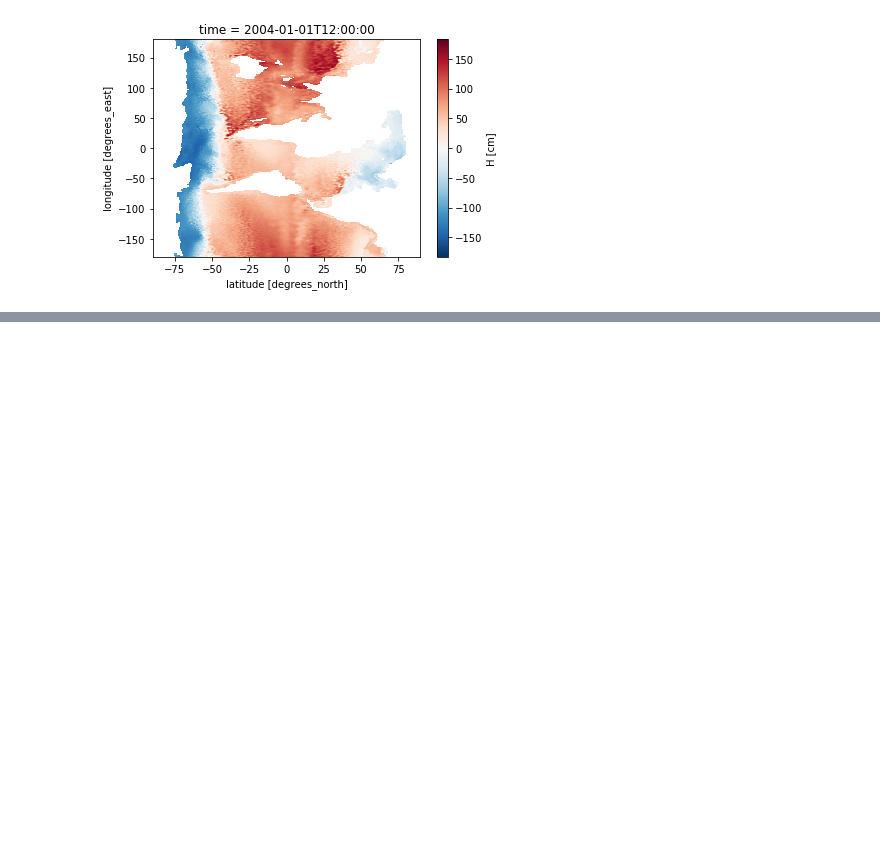
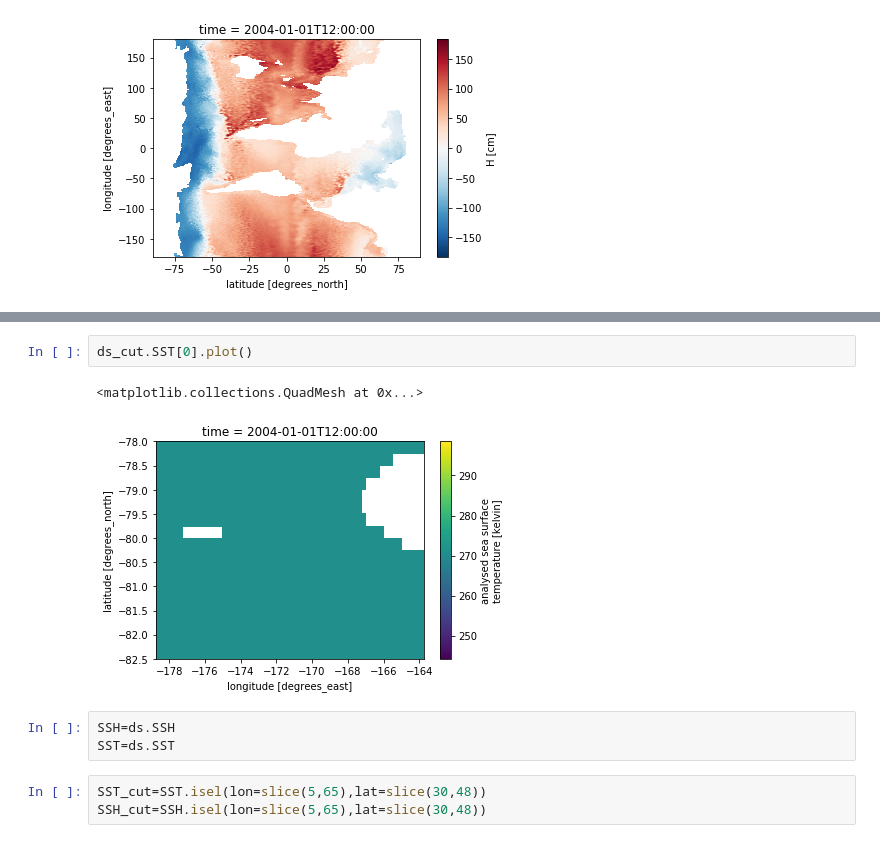
Before and after one commit to auraoupa/Gwenael, a Jupyter notebook: 2020-02-11-AA-test-ouverture-fichier-Gwen.ipynb, the cells around one changed output, grey strips where cells are left out. Cells and saved outputs as stored; diff of their text form; blank space fills up the shorter version.

```diff
--- a/2020-02-11-AA-test-ouverture-fichier-Gwen.ipynb
+++ b/2020-02-11-AA-test-ouverture-fichier-Gwen.ipynb
@@ -30,0 +43,11 @@ ds.SSH[0].plot()
+# %%
+ds_cut.SST[0].plot()
+# %% [output]
+<matplotlib.collections.QuadMesh at 0x...>
+[figure, added]
+# %%
+SSH=ds.SSH
+SST=ds.SST
+# %%
+SST_cut=SST.isel(lon=slice(5,65),lat=slice(30,48))
+SSH_cut=SSH.isel(lon=slice(5,65),lat=slice(30,48))
```
Also changed, not shown: parts of 21 cells of this notebook, 1 other file.
